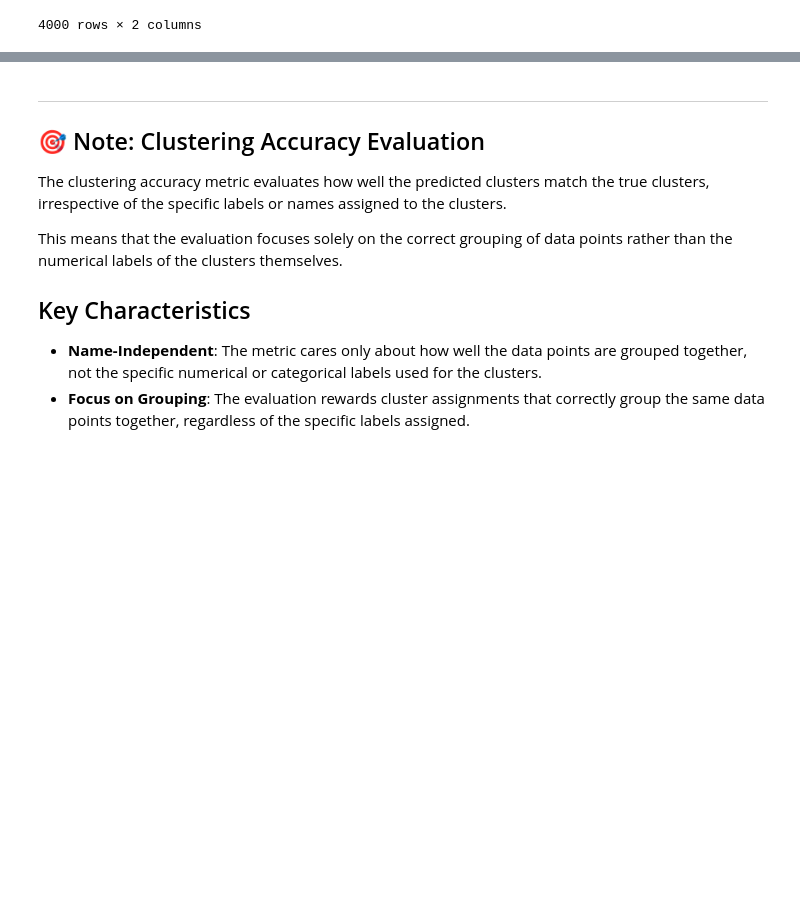
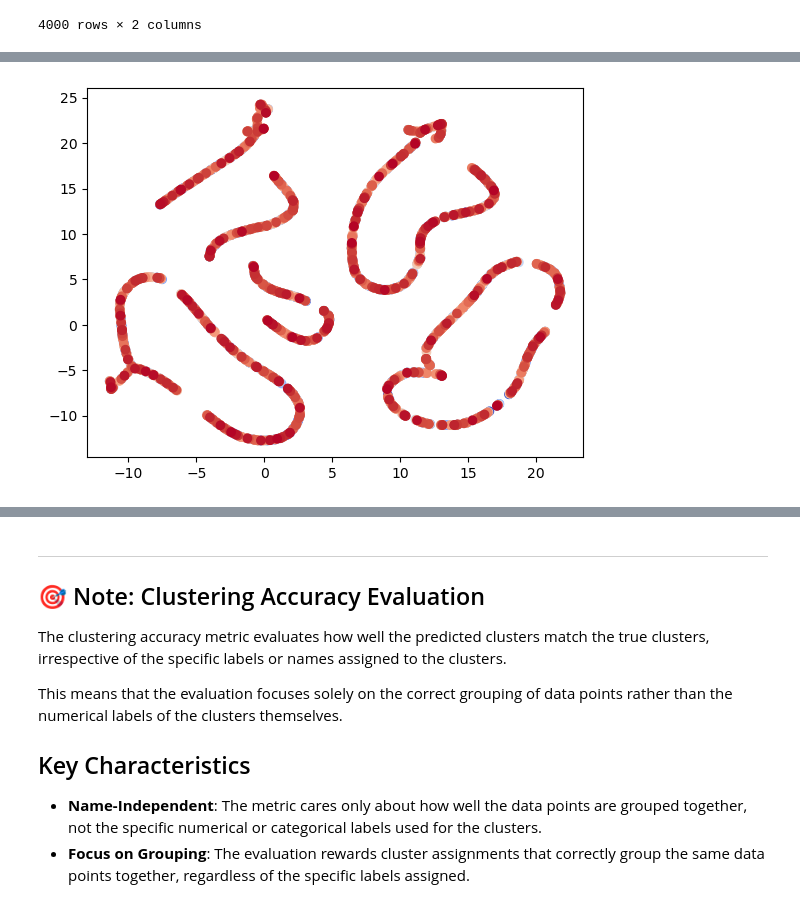
Before and after one commit to MKMC1/TDT4172, a Jupyter notebook: Assignment2_blueprint/Chapter_2.ipynb, the cells around one changed output, grey strips where cells are left out. Cells and saved outputs as stored; diff of their text form; code cells hidden in the pictures; blank space fills up the shorter version.

```diff
--- a/Assignment2_blueprint/Chapter_2.ipynb
+++ b/Assignment2_blueprint/Chapter_2.ipynb
@@ -500,0 +568,3 @@ sample_submission
+# %%
+umap_reduction = umap.UMAP(random_state=42)
+umap_results = umap_reduction.fit_transform(data.iloc[:, 1:])
@@ -500,0 +574,5 @@ sample_submission
+# %%
+plt.scatter(umap_results[:, 0], umap_results[:, 1], c=data.iloc[:, 0], cmap='coolwarm')
+plt.show()
+# %% [output]
+[figure, added]
```
Also changed, not shown: parts of 37 cells of this notebook, 1 other file.
